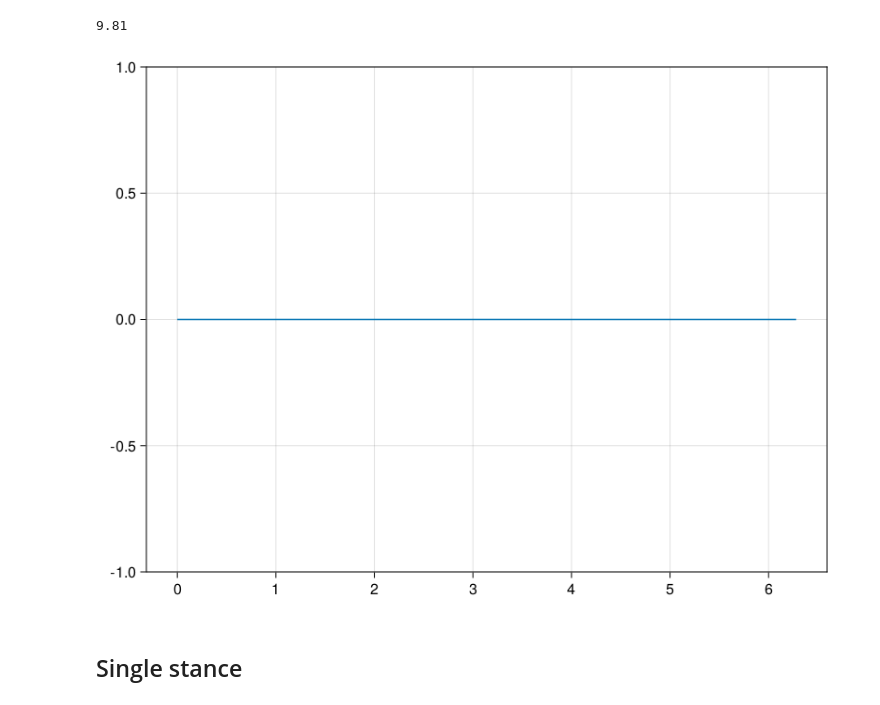
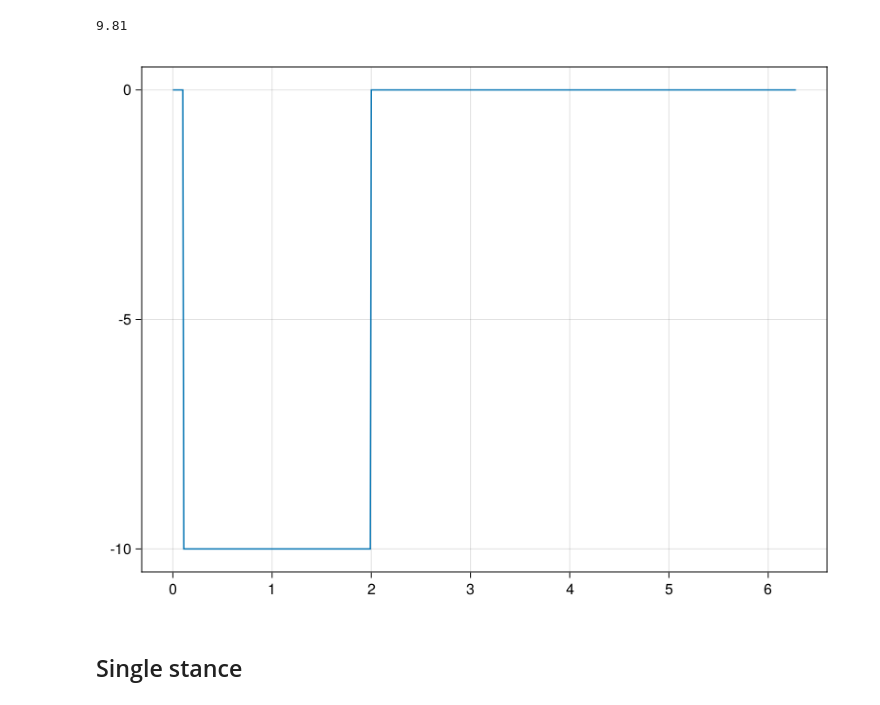
Before and after one commit to wmkouw/sim-contactdynamics, a Jupyter notebook: Simulation - Compass Walker.ipynb, the cells around one changed output. Saved outputs shown, nothing was run; the diff lists cells and outputs as text; code cells hidden in the pictures.

```diff
--- a/Simulation - Compass Walker.ipynb
+++ b/Simulation - Compass Walker.ipynb
@@ -70,13 +76,12 @@ const gravity = 9.81 # m/s^2
 9.81
 # %%
 function u(t)
-    return 0.0
-     # return max(0, sin(t))
+    return (0.1 < t < 2) ? -10.0 : 0.0
 end
 
 lines(range(0, stop=2π, step=0.01), t -> u(t))
 # %% [output]
-[figure, old version]
+[figure, new version]
 # %% [markdown]
 ## Single stance
 # %%
```
Also changed, not shown: parts of 8 cells of this notebook, 4 other files.
